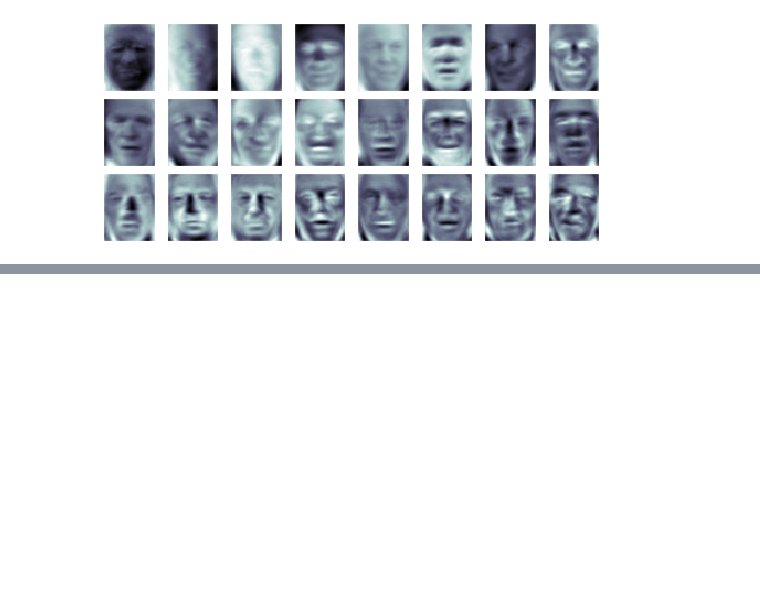
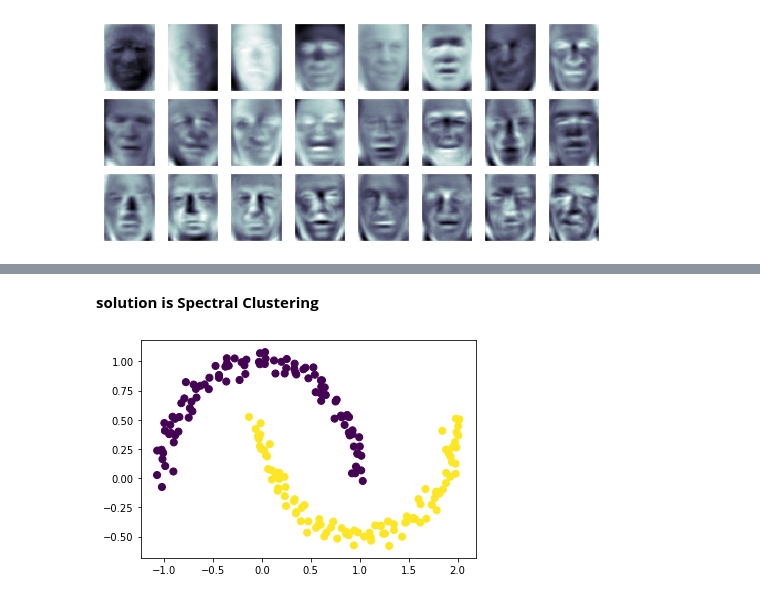
Before and after one commit to dmitry10x/ml_book, a Jupyter notebook: sklearn/Untitled.ipynb, the cells around one changed output, grey strips where cells are left out. Saved outputs shown, nothing was run; the diff lists cells and outputs as text; code cells hidden in the pictures; blank space fills up the shorter version.

```diff
--- a/sklearn/Untitled.ipynb
+++ b/sklearn/Untitled.ipynb
@@ -467,0 +510,11 @@ The history saving thread hit an unexpected error (OperationalError('database or
+# %% [markdown]
+**solution is Spectral Clustering**
+# %%
+from sklearn.cluster import SpectralClustering
+model = SpectralClustering(n_clusters=2, affinity='nearest_neighbors',
+                           assign_labels='kmeans')
+labels = model.fit_predict(X)
+plt.scatter(X[:, 0], X[:, 1], c=labels,
+            s=50, cmap='viridis');
+# %% [output]
+[figure, added]
```
Also changed, not shown: parts of 11 cells of this notebook.
